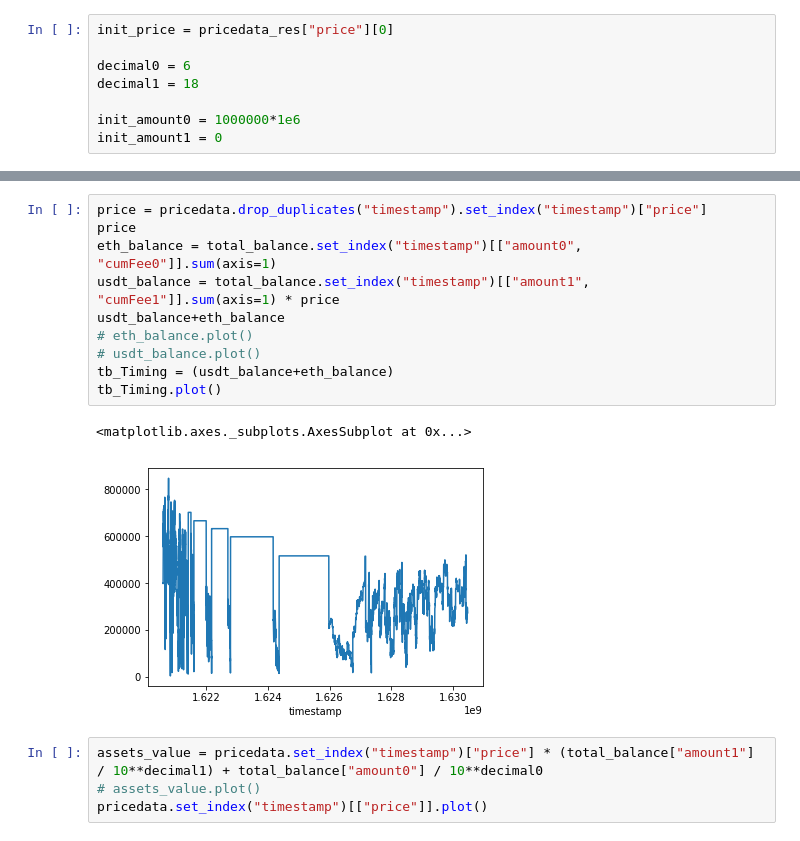
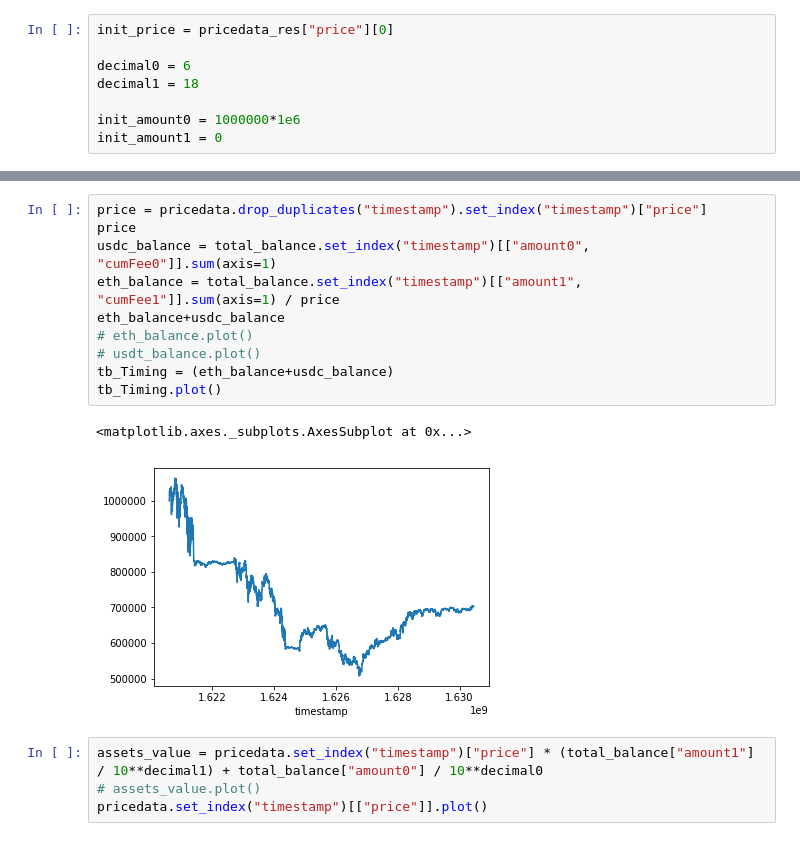
Before and after one commit to PXY11/work_pxy, a Jupyter notebook: strategy/strategy3_vol_usdceth_Case.ipynb, the cells around one changed output, grey strips where cells are left out. Saved outputs shown, nothing was run; the diff lists cells and outputs as text.

```diff
--- a/strategy/strategy3_vol_usdceth_Case.ipynb
+++ b/strategy/strategy3_vol_usdceth_Case.ipynb
@@ -219,16 +219,16 @@ total_balance = report.total_balance(draw_plot=True, plain=True)
 # %%
 price = pricedata.drop_duplicates("timestamp").set_index("timestamp")["price"]
 price
-eth_balance = total_balance.set_index("timestamp")[["amount0", "cumFee0"]].sum(axis=1)
-usdt_balance = total_balance.set_index("timestamp")[["amount1", "cumFee1"]].sum(axis=1) * price
-usdt_balance+eth_balance
+usdc_balance = total_balance.set_index("timestamp")[["amount0", "cumFee0"]].sum(axis=1)
+eth_balance = total_balance.set_index("timestamp")[["amount1", "cumFee1"]].sum(axis=1) / price
+eth_balance+usdc_balance
 # eth_balance.plot()
 # usdt_balance.plot()
-tb_Timing = (usdt_balance+eth_balance)
+tb_Timing = (eth_balance+usdc_balance)
 tb_Timing.plot()
 # %% [output]
 <matplotlib.axes._subplots.AxesSubplot at 0x...>
-[figure, old version]
+[figure, new version]
 # %%
 assets_value = pricedata.set_index("timestamp")["price"] * (total_balance["amount1"] / 10**decimal1) + total_balance["amount0"] / 10**decimal0
 # assets_value.plot()
```
Also changed, not shown: parts of 7 cells of this notebook.
